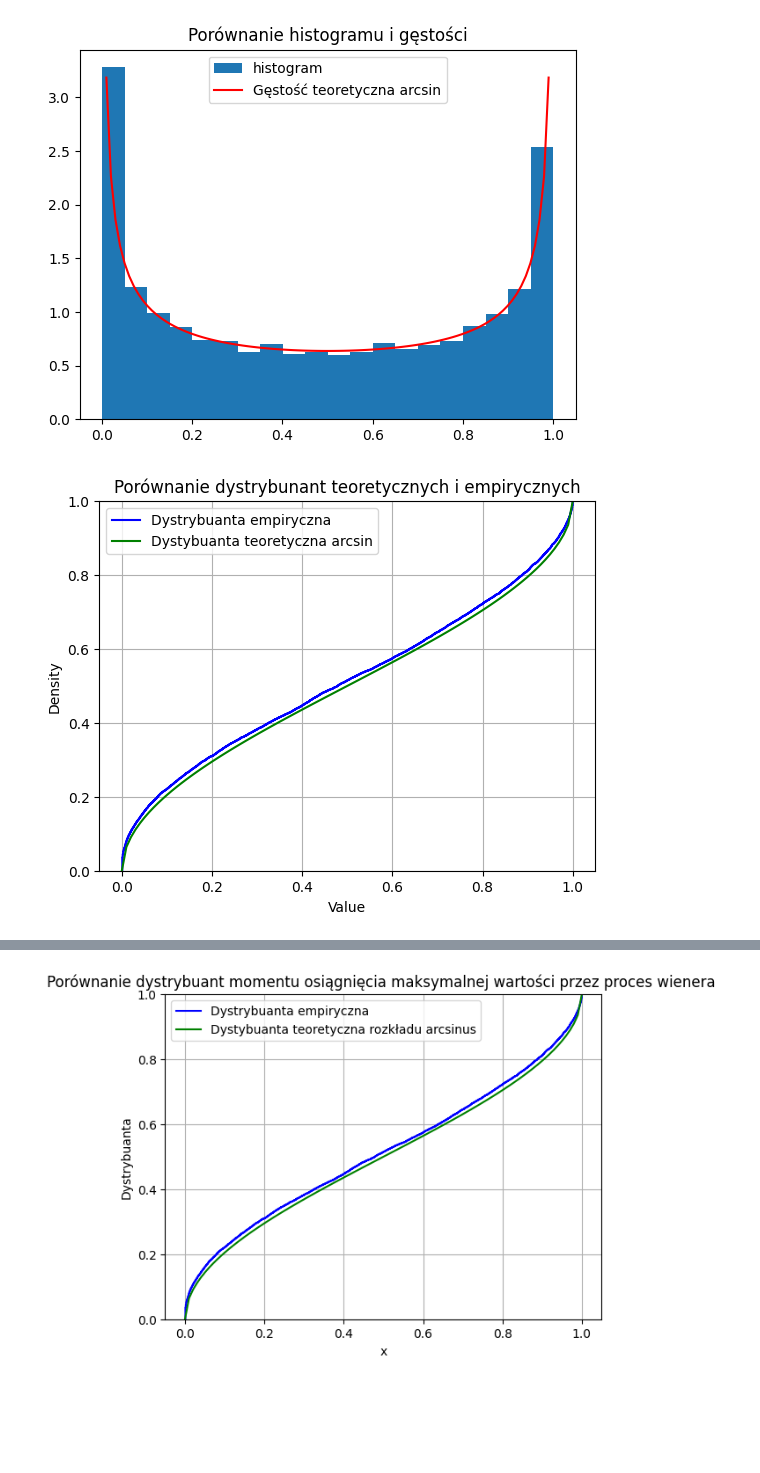
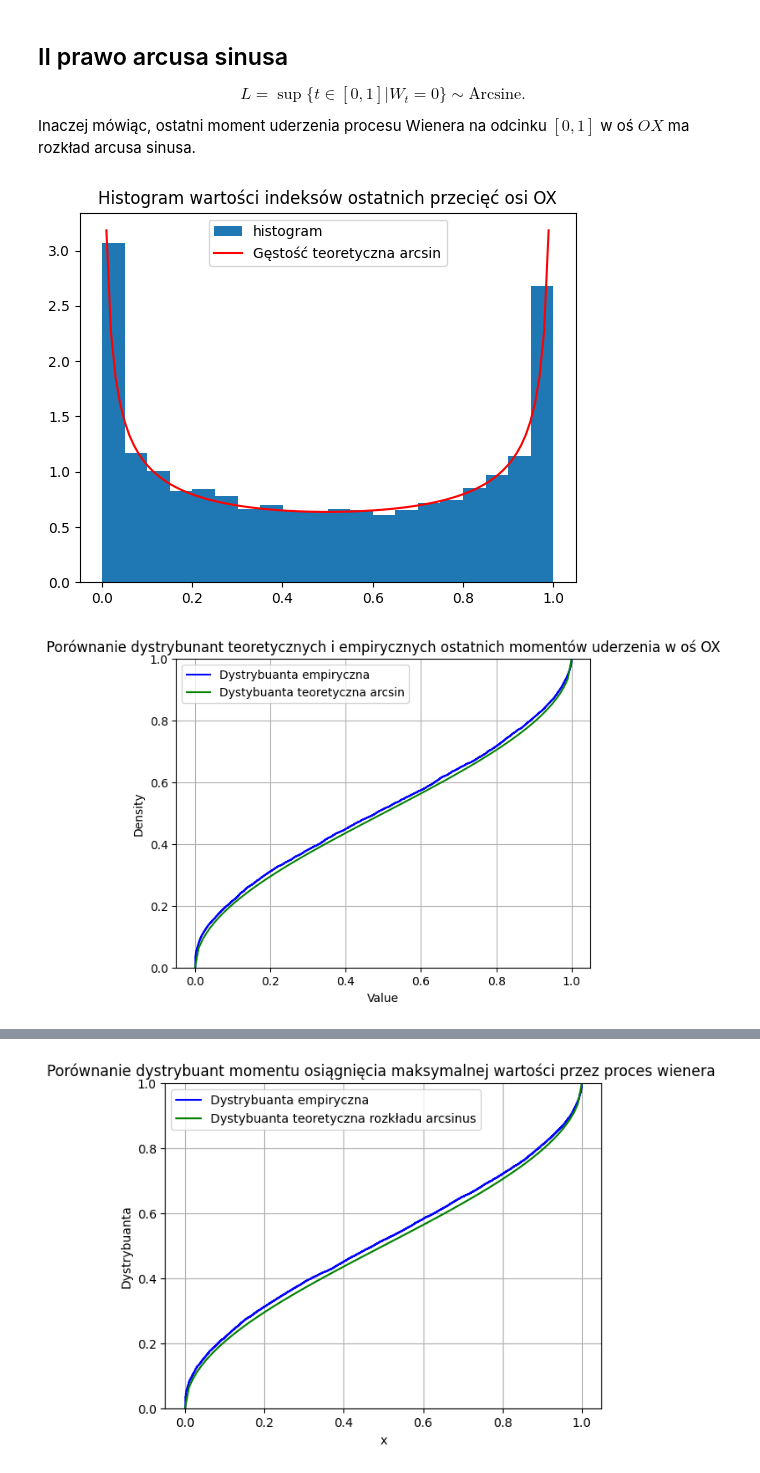
Before and after one commit to wust-research-group/raport-koncowy-wymiatacze, a Jupyter notebook: zadanie6.ipynb, the cells around one changed output, grey strips where cells are left out. Cells and saved outputs as stored; diff of their text form; code cells hidden in the pictures; blank space fills up the shorter version.

```diff
--- a/zadanie6.ipynb
+++ b/zadanie6.ipynb
@@ -74,10 +95,19 @@ plt.show()
+# %% [markdown]
+## II prawo arcusa sinusa
+$$
+L = \sup \{t \in [0, 1] | W_t = 0 \} \sim \text{Arcsine}.
+$$
+Inaczej mówiąc, ostatni moment uderzenia procesu Wienera na odcinku $[0, 1]$ w oś $OX$ ma rozkład arcusa sinusa.
 # %%
 # Parametry symulacji
 T = 1.0  # czas trwania procesu
 N = 1000  # liczba kroków dyskretyzacji
 
-def calculate_last_zero_crossing_indices(num_simulations: int, n_steps: int, T: float) -> np.ndarray:
-    '''
+
+def calculate_last_zero_crossing_indices(
+    num_simulations: int, n_steps: int, T: float
+) -> np.ndarray:
+    """
     Oblicza indeksy ostatnich przecięć osi OX dla wielu symulacji procesu Wienera.
 
     Parametry:
@@ -87,50 +117,56 @@ def calculate_last_zero_crossing_indices(num_simulations: int, n_steps: int, T:
 
     Zwraca:
     np.ndarray: Tablica wartości indeksów ostatnich przecięć osi OX, znormalizowanych przez liczbę kroków.
-    '''
+    """
 
     last_zero_crossing_index = np.zeros(num_simulations)
 
     for i in range(num_simulations):
         W = wiener(T, n_steps)
         for j in range(1, len(W)):
-            if W[j-1] * W[j] <= 0:
+            if W[j - 1] * W[j] <= 0:
                 ostatnie = j
 
         last_zero_crossing_index[i] = ostatnie / n_steps
 
     return last_zero_crossing_index
+
+
 num_simulations = 10000
 n_steps = 1000
 T = 1.0
 
-last_zero_crossing_index = calculate_last_zero_crossing_indices(num_simulations, n_steps, T)
+last_zero_crossing_index = calculate_last_zero_crossing_indices(
+    num_simulations, n_steps, T
+)
 
-plt.hist(last_zero_crossing_index,bins=20,density=True,label='histogram')
+plt.hist(last_zero_crossing_index, bins=20, density=True, label="histogram")
 from scipy.stats import arcsine
 
 x = np.linspace(0, 1, 100)
-plt.plot(x, arcsine.pdf(x), label='Gęstość teoretyczna arcsin', color='red')
-plt.title('Porównanie histogramu i gęstości')
+plt.plot(x, arcsine.pdf(x), label="Gęstość teoretyczna arcsin", color="red")
+plt.title("Histogram wartości indeksów ostatnich przecięć osi OX")
 plt.legend()
 plt.show()
 # %% [output]
-[figure, old version]
+[figure, new version]
 # %%
+last_zero_crossing_index = calculate_last_zero_crossing_indices(
+    num_simulations, n_steps, T
+)
 
 
-last_zero_crossing_index = calculate_last_zero_crossing_indices(num_simulations, n_steps, T)
+sns.ecdfplot(last_zero_crossing_index, label="Dystrybuanta empiryczna", color="blue")
 
-
-sns.ecdfplot(last_zero_crossing_index, label='Dystrybuanta empiryczna', color='blue')
-
-plt.plot(x, arcsine.cdf(x), label='Dystybuanta teoretyczna arcsin', color='green')
+plt.plot(x, arcsine.cdf(x), label="Dystybuanta teoretyczna arcsin", color="green")
 
 plt.legend()
-plt.xlabel('Value')
-plt.ylabel('Density')
-plt.title('Porównanie dystrybunant teoretycznych i empirycznych')
+plt.xlabel("Value")
+plt.ylabel("Density")
+plt.title(
+    "Porównanie dystrybunant teoretycznych i empirycznych ostatnich momentów uderzenia w oś OX"
+)
 plt.grid(True)
 plt.show()
 # %% [output]
-[figure, old version]
+[figure, new version]
```
Also changed, not shown: parts of 11 cells of this notebook, 1 other file.
